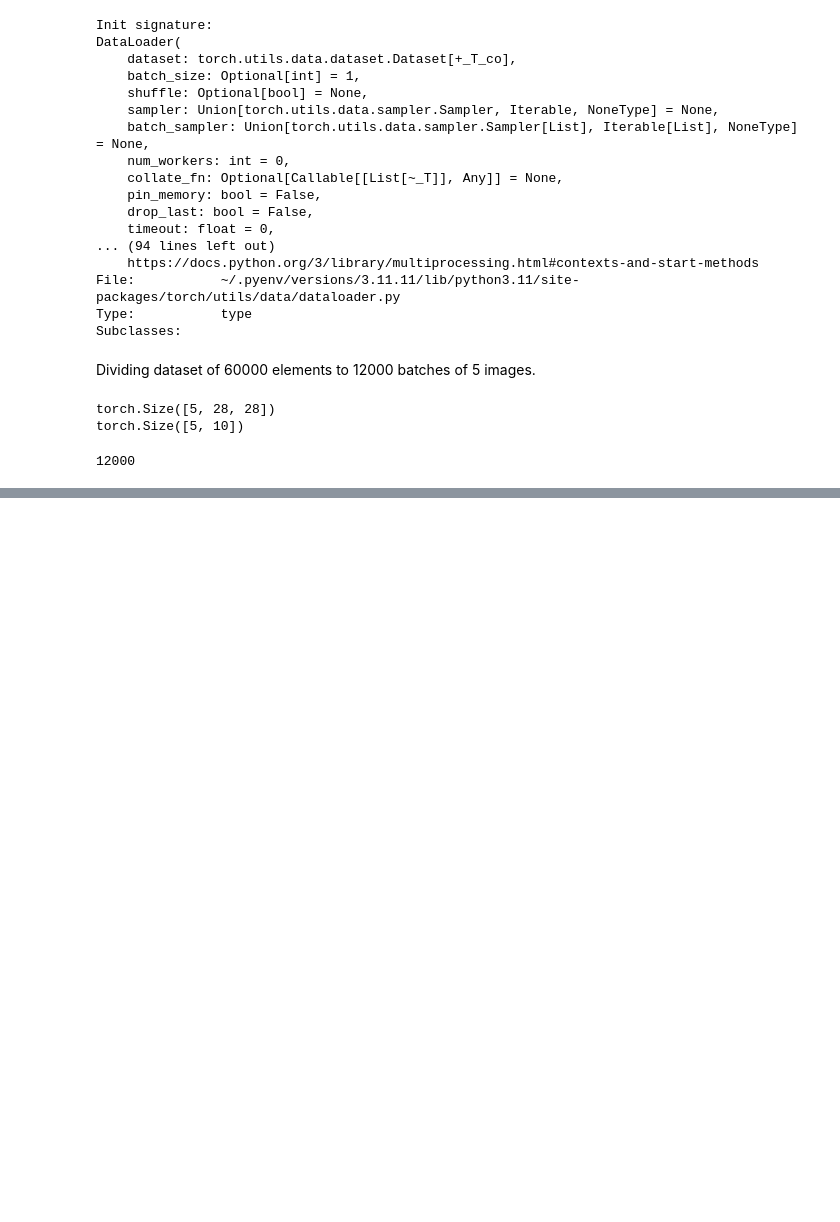
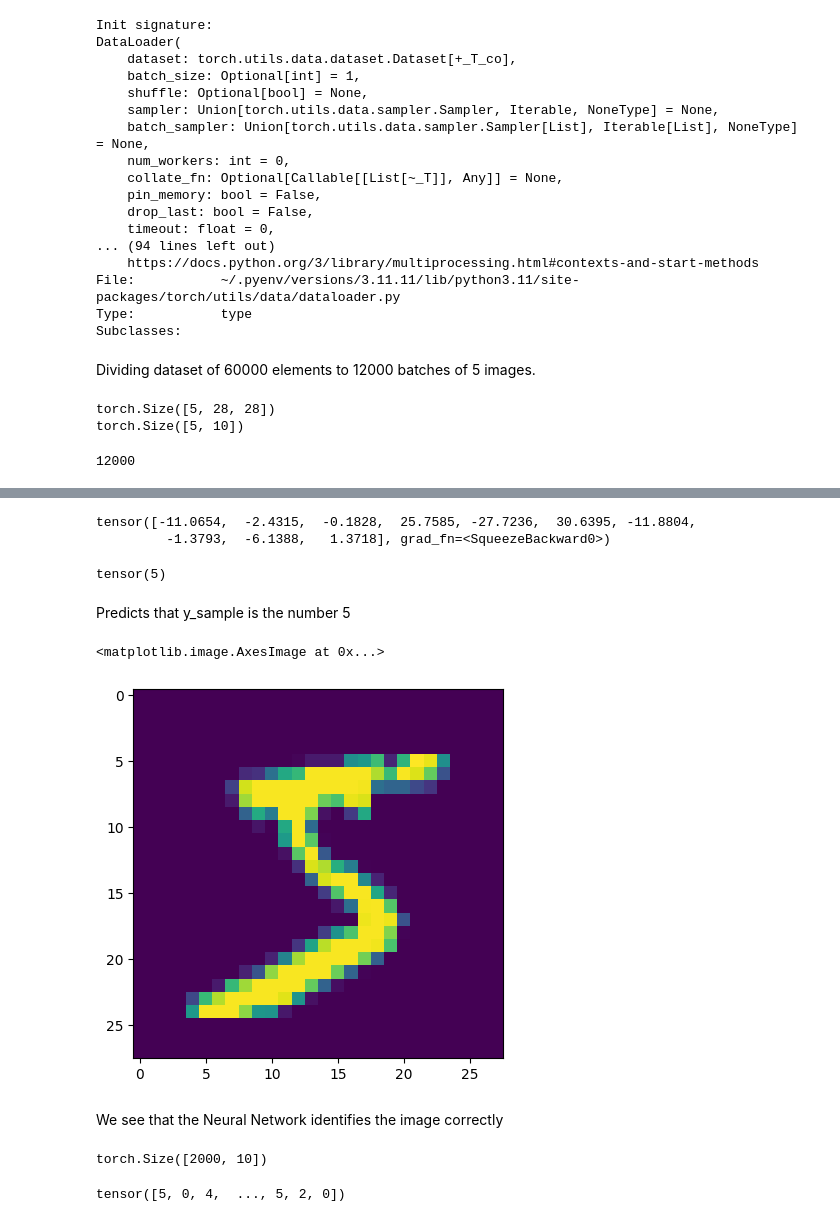
Before and after one commit to msenzanje/PyTorch-mnist-classification, a Jupyter notebook: mnist-classification.ipynb, the cells around one changed output, grey strips where cells are left out. Cells and saved outputs as stored; diff of their text form; code cells hidden in the pictures; blank space fills up the shorter version.

```diff
--- a/mnist-classification.ipynb
+++ b/mnist-classification.ipynb
@@ -180,0 +340,20 @@ len(train_dl) #Number of batches held by train_dl
+# %%
+y_sample = train_ds[0][0] #Image to feed into neural net
+yhat_sample = f(y_sample)
+yhat_sample
+# %% [output]
+tensor([-11.0654,  -2.4315,  -0.1828,  25.7585, -27.7236,  30.6395, -11.8804,
+         -1.3793,  -6.1388,   1.3718], grad_fn=<SqueezeBackward0>)
+# %%
+torch.argmax(yhat_sample) #Take the largets argument in yhat_sample
+# %% [output]
+tensor(5)
+# %% [markdown]
+Predicts that y_sample is the number 5
+# %%
+plt.imshow(y_sample)
+# %% [output]
+<matplotlib.image.AxesImage at 0x...>
+[figure, added]
+# %% [markdown]
+We see that the Neural Network identifies the image correctly
@@ -180,0 +362,11 @@ len(train_dl) #Number of batches held by train_dl
+# %%
+f(xs) #predictions for 20000 images
+f(xs).shape
+# %% [output]
+torch.Size([2000, 10])
+# %%
+#To get predictions in a readable manner
+y_hats = f(xs).argmax(axis=1) #Get argmax from the 1st dim
+print(f'{y_hats}')
+# %% [output]
+tensor([5, 0, 4,  ..., 5, 2, 0])
```
Also changed, not shown: parts of 34 cells of this notebook, 1 other file.
